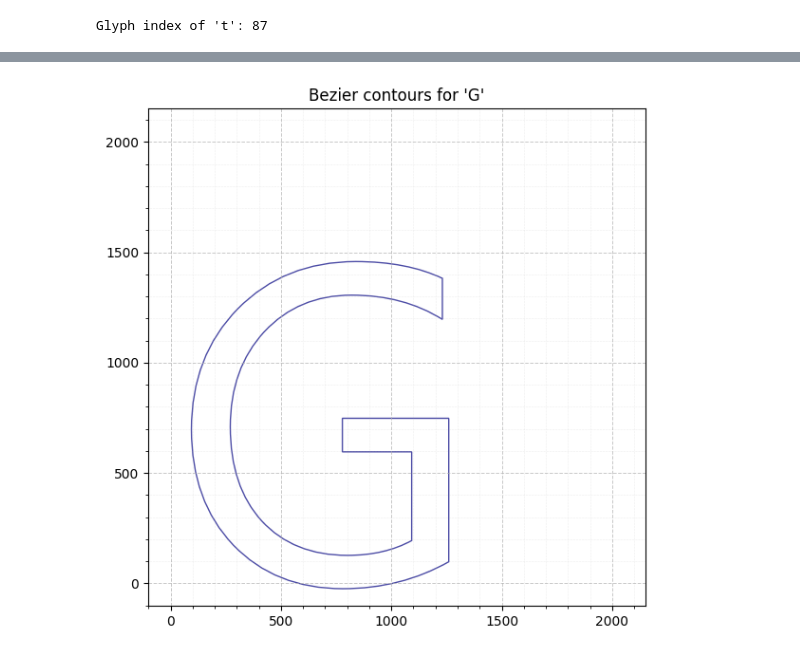
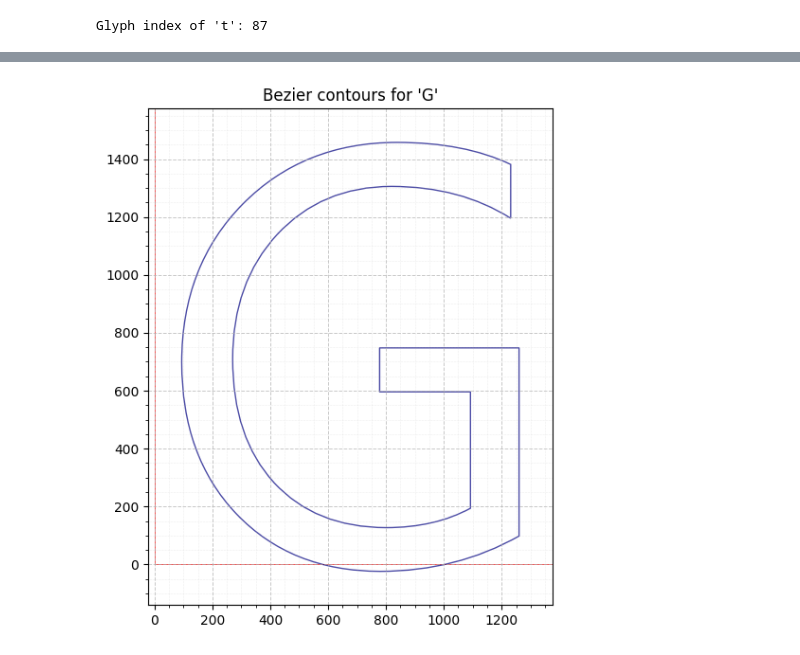
Before and after one commit to vidstige/cookie-talks, a Jupyter notebook: truetype/truetype.ipynb, the cells around one changed output, grey strips where cells are left out. Drawn from its saved outputs; the diff is of its cells as text; code cells hidden in the pictures.

```diff
--- a/truetype/truetype.ipynb
+++ b/truetype/truetype.ipynb
@@ -343,23 +400,7 @@ from matplotlib.path import Path
 import matplotlib.patches as patches
 import matplotlib.pyplot as plt
 
-
-def expand_contour(contour: Contour) -> list[Point]:  # type: ignore[name-defined]
-    """Insert implied on-curve midpoints between consecutive off-curve points."""
-    points = list(contour.points)
-    result = []
-    n = len(points)
-    for i in range(n):
-        p = points[i]
-        result.append(p)
-        next_p = points[(i + 1) % n]
-        if not p.on_curve and not next_p.on_curve:
-            mid = Point((p.x + next_p.x) / 2, (p.y + next_p.y) / 2, True)  # type: ignore[name-defined]
-            result.append(mid)
-    return result
-
-
-def contour_to_path(contour: Contour) -> Path:  # type: ignore[name-defined]
+def contour_to_path(contour: Contour) -> Path:
     points = expand_contour(contour)
     n = len(points)
 
@@ -379,35 +420,38 @@ def contour_to_path(contour: Contour) -> Path:  # type: ignore[name-defined]
             i += 1
         else:
             # Quadratic bezier: off-curve control point + on-curve endpoint
             p_off = points[i % n]
             p_on  = points[(i + 1) % n]
             verts += [(p_off.x, p_off.y), (p_on.x, p_on.y)]
             codes += [Path.CURVE3, Path.CURVE3]
             i += 2
 
     verts.append((0, 0))
     codes.append(Path.CLOSEPOLY)
 
     return Path(verts, codes)
 
 
+em = head.units_per_em
 fig, ax = plt.subplots(figsize=(6, 6))
-em = head.units_per_em
-pad = em * 0.05
-ax.set_xlim(-pad, em + pad)
-ax.set_ylim(-pad, em + pad)
+pad = (glyph.x_max - glyph.x_min) * 0.1
+ax.set_xlim(glyph.x_min - pad, glyph.x_max + pad)
+ax.set_ylim(glyph.y_min - pad, glyph.y_max + pad)
 ax.set_aspect('equal')
+
+# Show em square
+ax.add_patch(patches.Rectangle((0, 0), em, em, linewidth=0.5, edgecolor='red', facecolor='none'))
 
 for contour in glyph.contours:
     path = contour_to_path(contour)
     patch = patches.PathPatch(path, facecolor='none', edgecolor='navy', alpha=0.7)
     ax.add_patch(patch)
 
 ax.grid(True, which='major', linestyle='--', linewidth=0.7, alpha=0.7)
 ax.minorticks_on()
 ax.grid(True, which='minor', linestyle=':', linewidth=0.4, alpha=0.4)
 ax.set_title(f"Bezier contours for '{character}'")
 plt.tight_layout()
 plt.show()
 # %% [output]
-[figure, old version]
+[figure, new version]
```
Also changed, not shown: parts of 10 cells of this notebook.
